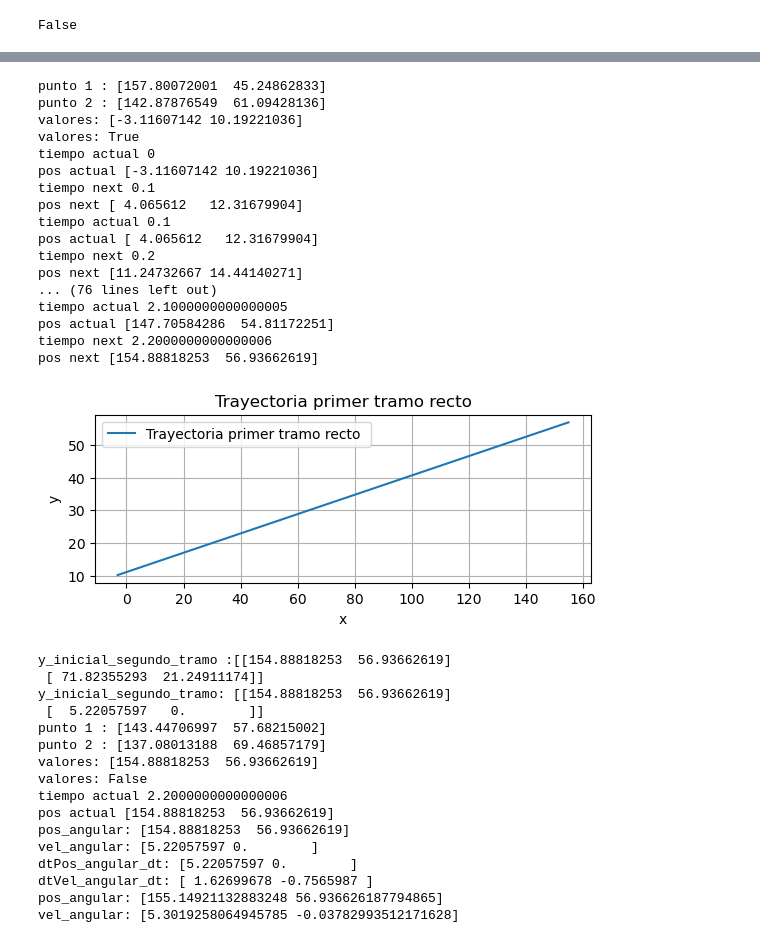
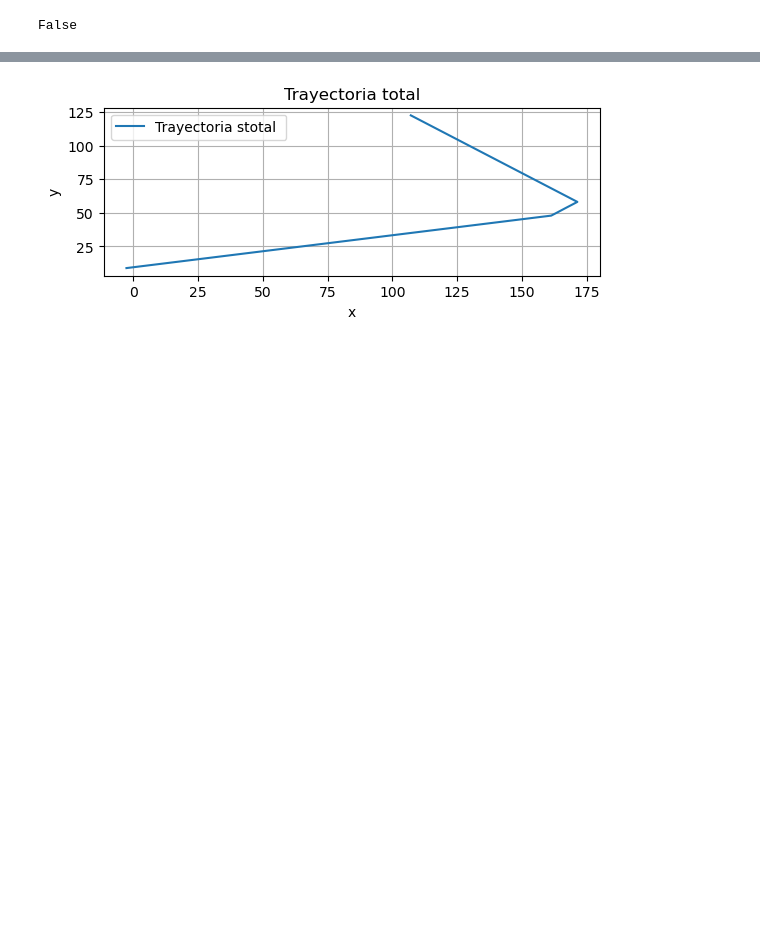
Before and after one commit to ricardolcvuba/tp_modelacion_grupo09, a Jupyter notebook: tp_modelacion.ipynb, the cells around one changed output, grey strips where cells are left out. Cells and saved outputs as stored; diff of their text form; code cells hidden in the pictures; blank space fills up the shorter version.

Commit message:
diseño de trayectoria - hay que verificar los limites

```diff
--- a/tp_modelacion.ipynb
+++ b/tp_modelacion.ipynb
@@ -155,0 +33,3 @@ plt.grid(True)
+# %%
+def f_recta(tiempo, posicion, velocidad):
+  return  f_fuerza(tiempo) / m
@@ -492,0 +173,25 @@ def trayectoria():
+# %%
+def range_kutta_de_orden_4_aux(f, t0, y0, u0, h, n):
+    t = t0
+    y = y0
+    u = u0
+    resultados = [(t, y, u)]
+    for i in range(n-1):
+        m1 = u
+        k1 = f(t, y, u)
+
+        m2 = u + (h / 2) * k1
+        k2 = f(t + (h / 2), y + m1 * (h / 2), u + (h / 2) * k1)
+
+        m3 = u + (h / 2) * k2
+        k3 = f(t + (h / 2), y + m2 * (h / 2), u + (h / 2) * k2)
+
+        m4 = u + h * k3
+        k4 = f(t + h, y + m3 * h, u + h * k3)
+
+        y += (h / 6) * (m1 + 2 * m2 + 2 * m3 + m4)
+        u += (h / 6) * (k1 + 2 * k2 + 2 * k3 + k4)
+        t += h
+
+        resultados.append((t, y, u))
+    return resultados
@@ -492,0 +277,6 @@ def trayectoria():
+# %%
+def calcular_velocidad(omega, r, angulo_rad):
+    v = omega * r
+    vel_x = v*math.cos(angulo_rad)
+    vel_y = v*math.sin(angulo_rad)
+    return vel_x, vel_y
@@ -493,45 +405,13 @@ def trayectoria():
 # %%
-pos, vel, tiempo = trayectoria()
-
+x_pos_final = pos_x_1er_tramo + pos_x_2do_tramo + pos_x_3er_tramo + pos_x_4to_tramo + pos_x_5to_tramo
+y_pos_final = pos_y_1er_tramo + pos_y_2do_tramo + pos_y_3er_tramo + pos_y_4to_tramo + pos_y_5to_tramo
 plt.subplot(2, 1, 1)
-plt.plot(pos[:, 0], pos[:, 1], label="Trayectoria ")
+plt.plot(x_pos_final, y_pos_final, label="Trayectoria stotal ")
 plt.xlabel("x")
 plt.ylabel("y")
-plt.title("trayectoria")
+plt.title("Trayectoria total")
 plt.legend()
-plt.grid(True)
+plt.grid()
+plt.show()
 # %% [output]
-punto 1 : [157.80072001  45.24862833]
-punto 2 : [142.87876549  61.09428136]
-valores: [-3.11607142 10.19221036]
-valores: True
-tiempo actual 0
-pos actual [-3.11607142 10.19221036]
-tiempo next 0.1
-pos next [ 4.065612   12.31679904]
-tiempo actual 0.1
-pos actual [ 4.065612   12.31679904]
-tiempo next 0.2
-pos next [11.24732667 14.44140271]
-... (76 lines left out)
-tiempo actual 2.1000000000000005
-pos actual [147.70584286  54.81172251]
-tiempo next 2.2000000000000006
-pos next [154.88818253  56.93662619]
-[figure, old version]
+[figure, new version]
-y_inicial_segundo_tramo :[[154.88818253  56.93662619]
- [ 71.82355293  21.24911174]]
-y_inicial_segundo_tramo: [[154.88818253  56.93662619]
- [  5.22057597   0.        ]]
-punto 1 : [143.44706997  57.68215002]
-punto 2 : [137.08013188  69.46857179]
-valores: [154.88818253  56.93662619]
-valores: False
-tiempo actual 2.2000000000000006
-pos actual [154.88818253  56.93662619]
-pos_angular: [154.88818253  56.93662619]
-vel_angular: [5.22057597 0.        ]
-dtPos_angular_dt: [5.22057597 0.        ]
-dtVel_angular_dt: [ 1.62699678 -0.7565987 ]
-pos_angular: [155.14921132883248 56.936626187794865]
-vel_angular: [5.3019258064945785 -0.03782993512171628]
```
Also changed, not shown: parts of 39 cells of this notebook.
